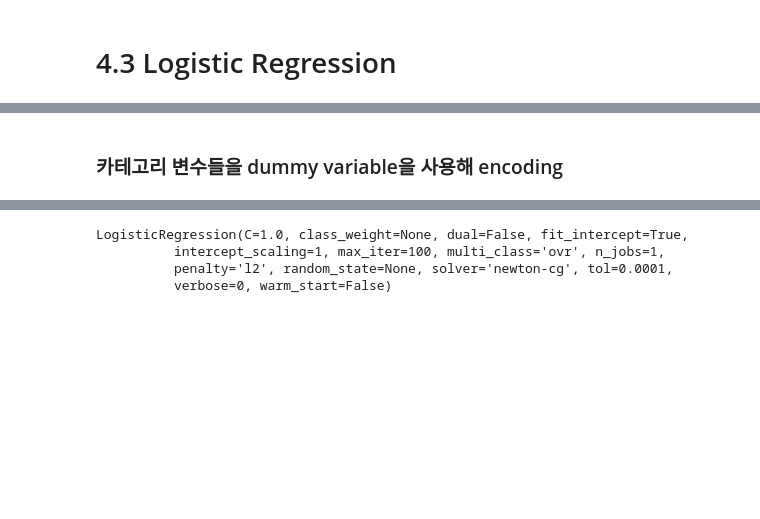
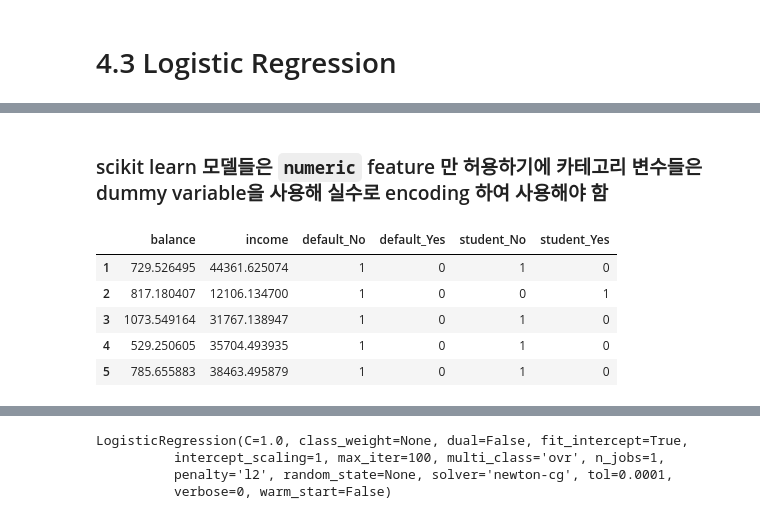
Before and after one commit to hyunblee/ISLR-with-Python, a Jupyter notebook: Ch4-Classification/Ch4_Logistic_Regression.ipynb, the cells around one changed output, grey strips where cells are left out. Cells and saved outputs as stored; diff of their text form; code cells hidden in the pictures; blank space fills up the shorter version.

```diff
--- a/Ch4-Classification/Ch4_Logistic_Regression.ipynb
+++ b/Ch4-Classification/Ch4_Logistic_Regression.ipynb
@@ -194,7 +206,16 @@ sns.boxplot('default', 'income', data=Default, orient='v', ax=ax2, palette=def_p
 ### Maximum Liklihood Estimation (MLE) 방법을 사용해 $\beta_0, \beta_1$을 구한다.
 - Linear Regression의 OLS도 MLE의 한 가지
 # %% [markdown]
-### 카테고리 변수들을 dummy variable을 사용해 encoding
+### scikit learn 모델들은 `numeric` feature 만 허용하기에 카테고리 변수들은 dummy variable을 사용해 실수로 encoding 하여 사용해야 함
+# %%
+ pd.get_dummies(Default).head()
+# %% [output]
+|  | balance | income | default_No | default_Yes | student_No | student_Yes |
+| 1 | 729.526495 | 44361.625074 | 1 | 0 | 1 | 0 |
+| 2 | 817.180407 | 12106.134700 | 1 | 0 | 0 | 1 |
+| 3 | 1073.549164 | 31767.138947 | 1 | 0 | 1 | 0 |
+| 4 | 529.250605 | 35704.493935 | 1 | 0 | 1 | 0 |
+| 5 | 785.655883 | 38463.495879 | 1 | 0 | 1 | 0 |
 # %%
 Default_enc = pd.get_dummies(Default, drop_first=True)
 Default_enc.head()
```
Also changed, not shown: parts of 44 cells of this notebook, 1 other file.
